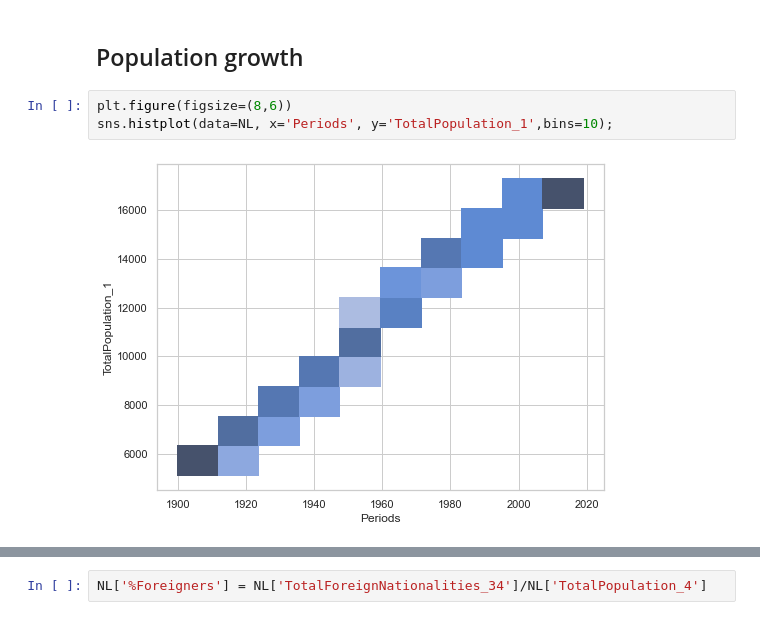
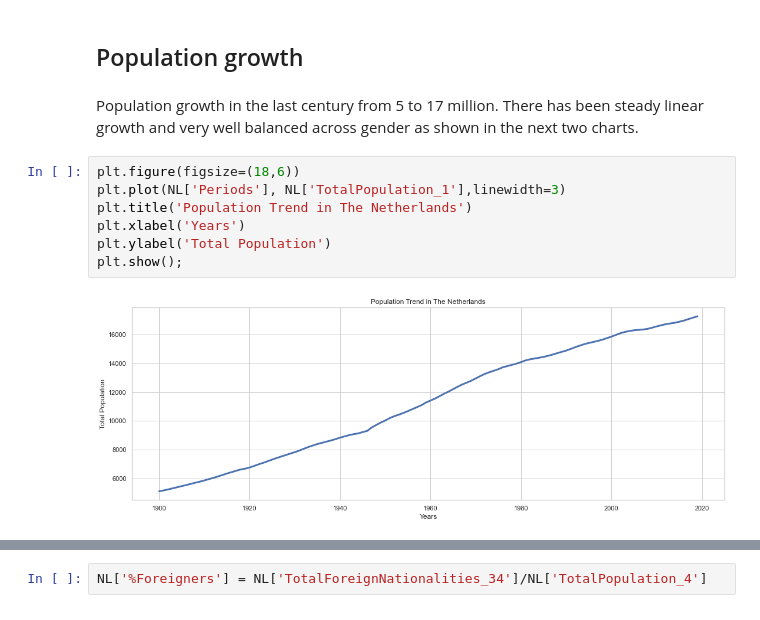
Before and after one commit to ImyPG/Solo-Project, a Jupyter notebook: Netherlands.ipynb, the cells around one changed output, grey strips where cells are left out. Cells and saved outputs as stored; diff of their text form.

Commit message:
last try

```diff
--- a/Netherlands.ipynb
+++ b/Netherlands.ipynb
@@ -140,8 +140,14 @@ BloodDonors1870Years_125                   float64
 dtype: object
 # %% [markdown]
 ## Population growth
+# %% [markdown]
+Population growth in the last century from 5 to 17 million. There has been steady linear growth and very well balanced across gender as shown in the next two charts.
 # %%
-plt.figure(figsize=(8,6))
-sns.histplot(data=NL, x='Periods', y='TotalPopulation_1',bins=10);
+plt.figure(figsize=(18,6))
+plt.plot(NL['Periods'], NL['TotalPopulation_1'],linewidth=3)
+plt.title('Population Trend in The Netherlands')
+plt.xlabel('Years')
+plt.ylabel('Total Population')
+plt.show();
 # %% [output]
-[figure, old version]
+[figure, new version]
```
Also changed, not shown: parts of 98 cells of this notebook.
